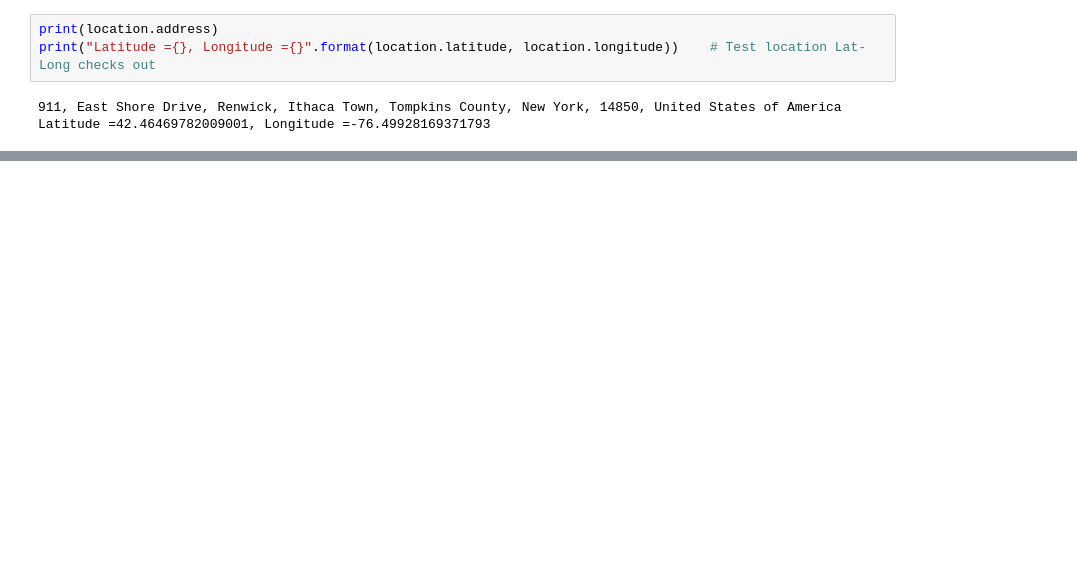
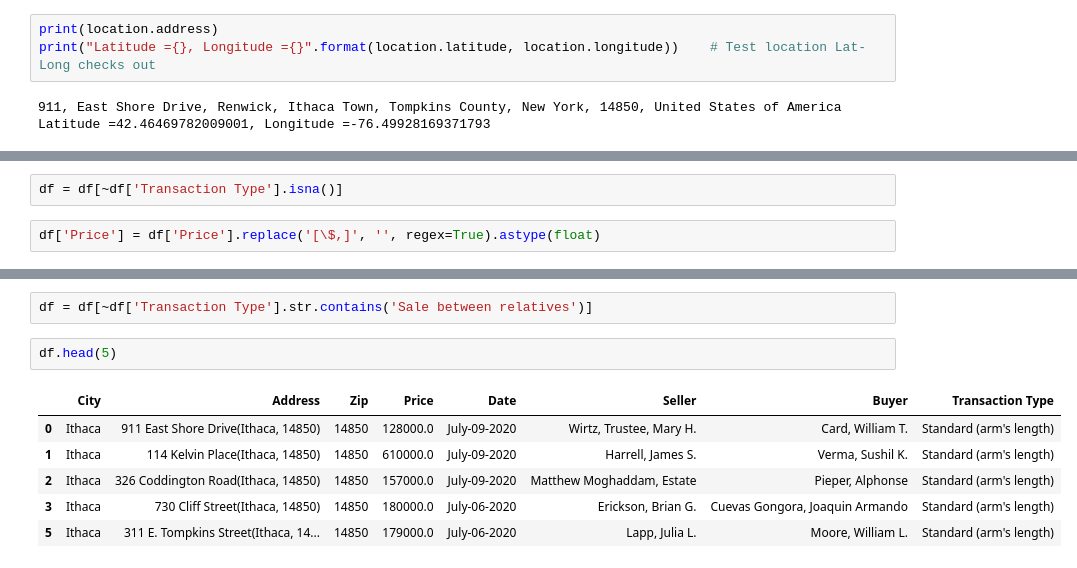
Before and after one commit to showandgo/geocoding, a Jupyter notebook: Geocoding.ipynb, the cells around one changed output, grey strips where cells are left out. Drawn from its saved outputs; the diff is of its cells as text; blank space fills up the shorter version.

```diff
--- a/Geocoding.ipynb
+++ b/Geocoding.ipynb
@@ -23,0 +66,4 @@ Latitude =42.46469782009001, Longitude =-76.49928169371793
+# %%
+df = df[~df['Transaction Type'].isna()]
+# %%
+df['Price'] = df['Price'].replace('[\$,]', '', regex=True).astype(float)
@@ -23,0 +84,11 @@ Latitude =42.46469782009001, Longitude =-76.49928169371793
+# %%
+df = df[~df['Transaction Type'].str.contains('Sale between relatives')]
+# %%
+df.head(5)
+# %% [output]
+|  | City | Address | Zip | Price | Date | Seller | Buyer | Transaction Type |
+| 0 | Ithaca | 911 East Shore Drive(Ithaca, 14850) | 14850 | 128000.0 | July-09-2020 | Wirtz, Trustee, Mary H. | Card, William T. | Standard (arm's length) |
+| 1 | Ithaca | 114 Kelvin Place(Ithaca, 14850) | 14850 | 610000.0 | July-09-2020 | Harrell, James S. | Verma, Sushil K. | Standard (arm's length) |
+| 2 | Ithaca | 326 Coddington Road(Ithaca, 14850) | 14850 | 157000.0 | July-09-2020 | Matthew Moghaddam, Estate | Pieper, Alphonse | Standard (arm's length) |
+| 3 | Ithaca | 730 Cliff Street(Ithaca, 14850) | 14850 | 180000.0 | July-06-2020 | Erickson, Brian G. | Cuevas Gongora, Joaquin Armando | Standard (arm's length) |
+| 5 | Ithaca | 311 E. Tompkins Street(Ithaca, 14... | 14850 | 179000.0 | July-06-2020 | Lapp, Julia L. | Moore, William L. | Standard (arm's length) |
```
Also changed, not shown: parts of 24 cells of this notebook, 1 other file.
